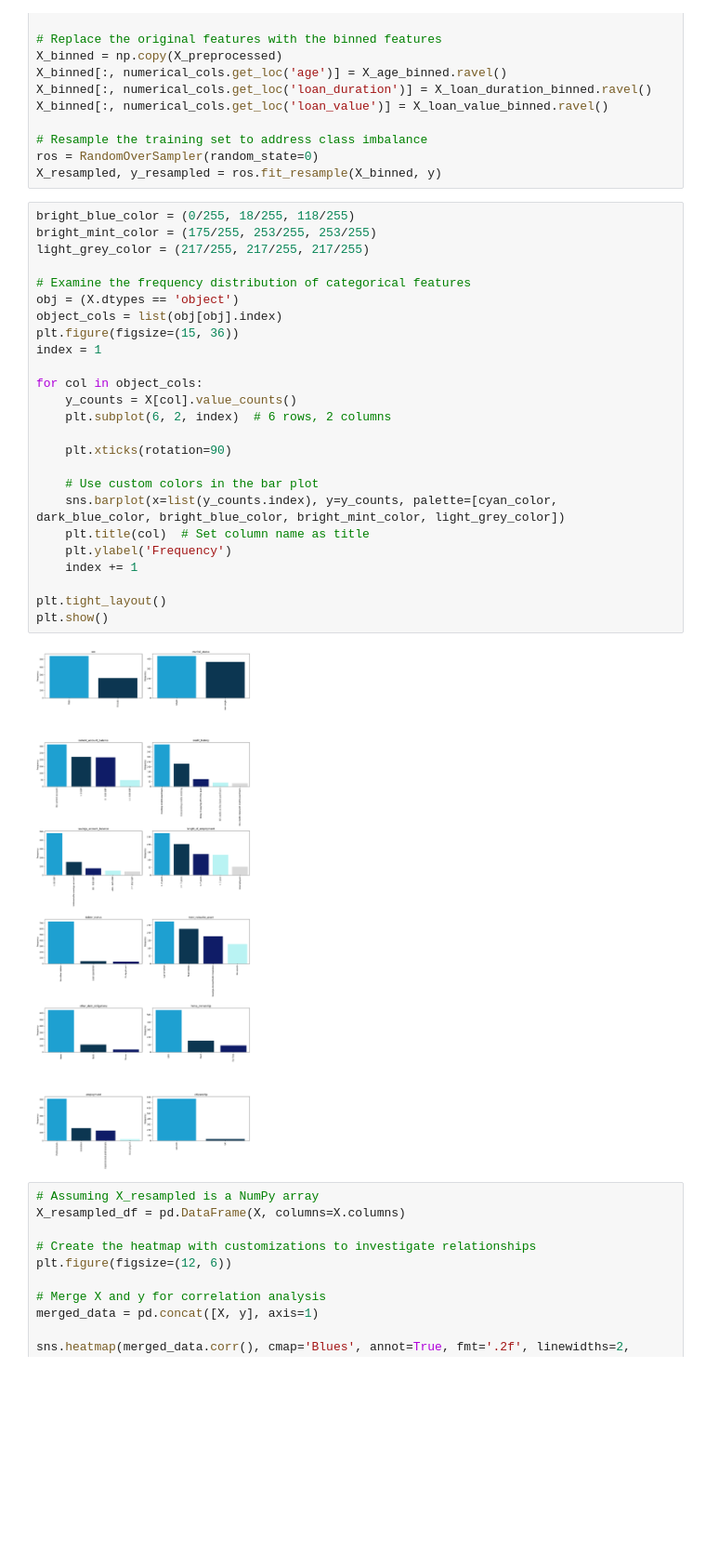
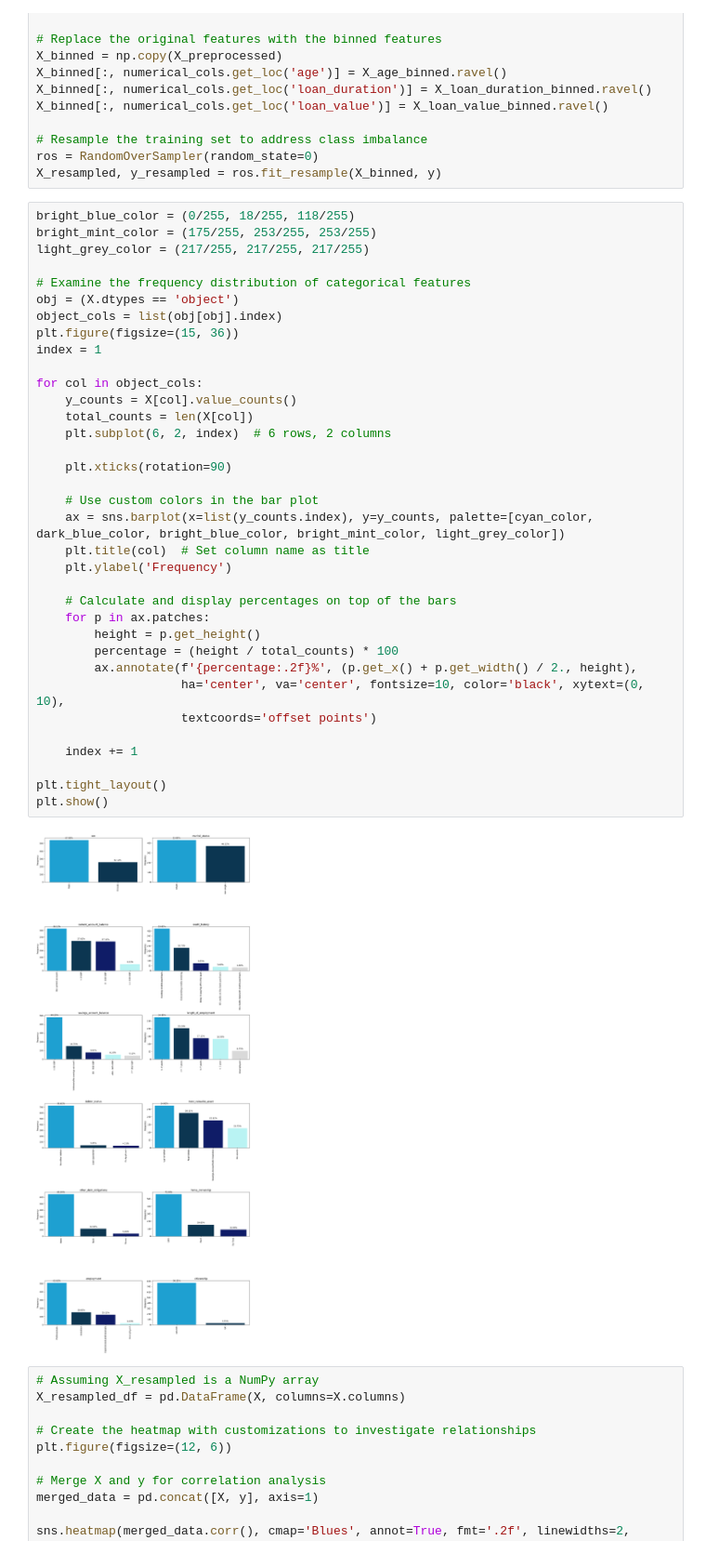
Before and after one commit to techwithlik/LoanPrediction, a Jupyter notebook: Visualise_Analysis_Loan.ipynb, the cells around one changed output. Shown at 93% size. Saved outputs shown, nothing was run; the diff lists cells and outputs as text; blank space fills up the shorter version.

```diff
--- a/Visualise_Analysis_Loan.ipynb
+++ b/Visualise_Analysis_Loan.ipynb
@@ -268,30 +268,40 @@ X_resampled, y_resampled = ros.fit_resample(X_binned, y)
 # %%
 bright_blue_color = (0/255, 18/255, 118/255)
 bright_mint_color = (175/255, 253/255, 253/255)
 light_grey_color = (217/255, 217/255, 217/255)
 
 # Examine the frequency distribution of categorical features
 obj = (X.dtypes == 'object')
 object_cols = list(obj[obj].index)
 plt.figure(figsize=(15, 36))
 index = 1
 
 for col in object_cols:
     y_counts = X[col].value_counts()
+    total_counts = len(X[col])
     plt.subplot(6, 2, index)  # 6 rows, 2 columns
 
     plt.xticks(rotation=90)
 
     # Use custom colors in the bar plot
-    sns.barplot(x=list(y_counts.index), y=y_counts, palette=[cyan_color, dark_blue_color, bright_blue_color, bright_mint_color, light_grey_color])
+    ax = sns.barplot(x=list(y_counts.index), y=y_counts, palette=[cyan_color, dark_blue_color, bright_blue_color, bright_mint_color, light_grey_color])
     plt.title(col)  # Set column name as title
     plt.ylabel('Frequency')
+
+    # Calculate and display percentages on top of the bars
+    for p in ax.patches:
+        height = p.get_height()
+        percentage = (height / total_counts) * 100
+        ax.annotate(f'{percentage:.2f}%', (p.get_x() + p.get_width() / 2., height),
+                    ha='center', va='center', fontsize=10, color='black', xytext=(0, 10),
+                    textcoords='offset points')
+
     index += 1
 
 plt.tight_layout()
 plt.show()
 # %% [output]
-[figure, old version]
+[figure, new version]
 # %%
 # Assuming X_resampled is a NumPy array
 X_resampled_df = pd.DataFrame(X, columns=X.columns)
```
